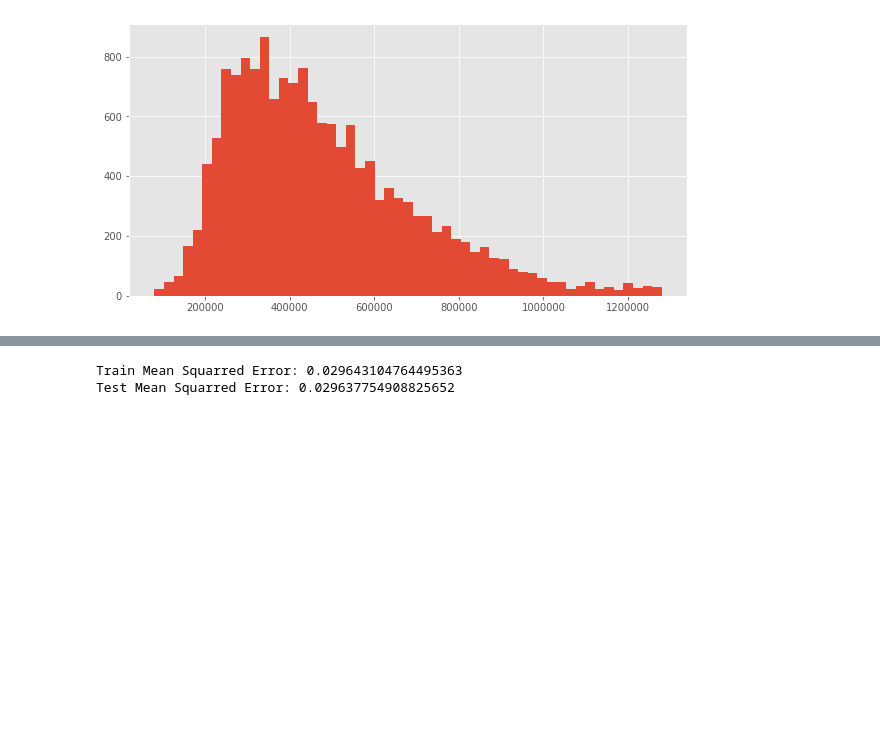
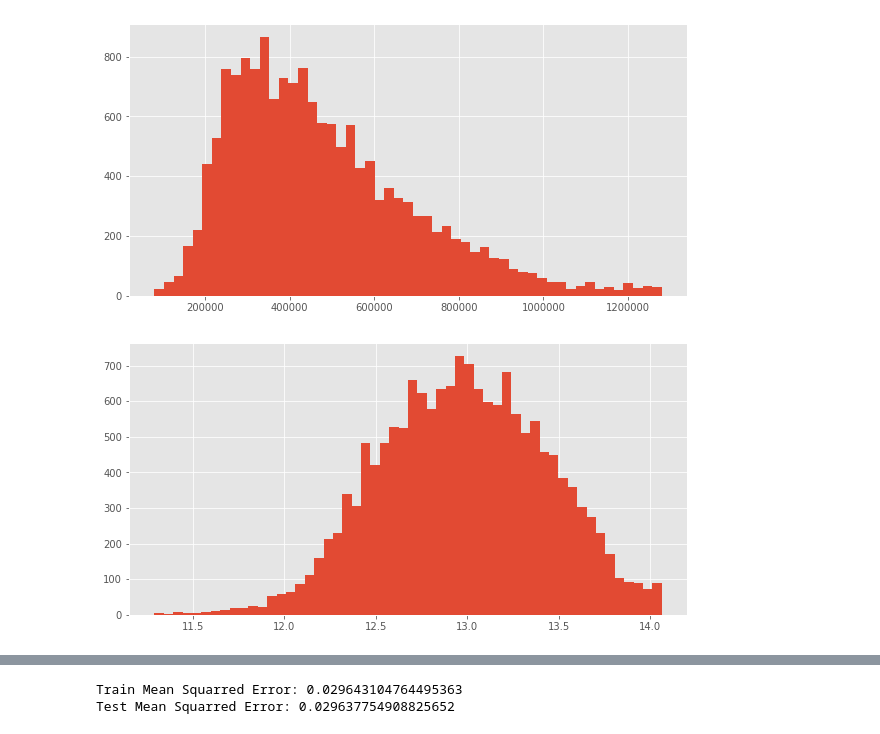
Before and after one commit to miriamsemmar/dsc-mod-2-project-v2-1-onl01-dtsc-pt-070620, a Jupyter notebook: project_part_6_final_model.ipynb, the cells around one changed output, grey strips where cells are left out. Saved outputs shown, nothing was run; the diff lists cells and outputs as text; code cells hidden in the pictures; blank space fills up the shorter version.

Commit message:
add more images

```diff
--- a/project_part_6_final_model.ipynb
+++ b/project_part_6_final_model.ipynb
@@ -370,6 +370,10 @@ log_price_df = train_df.copy()
 #log transformation of price
 
 log_price_df['price'] = log_price_df['price'].map(lambda x: np.log(x))
+# %%
+log_price_df.price.hist(bins = 'auto', figsize = (10,5));
+# %% [output]
+[figure, added]
 # %%
 outcome = 'price'
 x_cols = list(log_price_df.columns)
```
Also changed, not shown: parts of 7 cells of this notebook, 6 other files.
